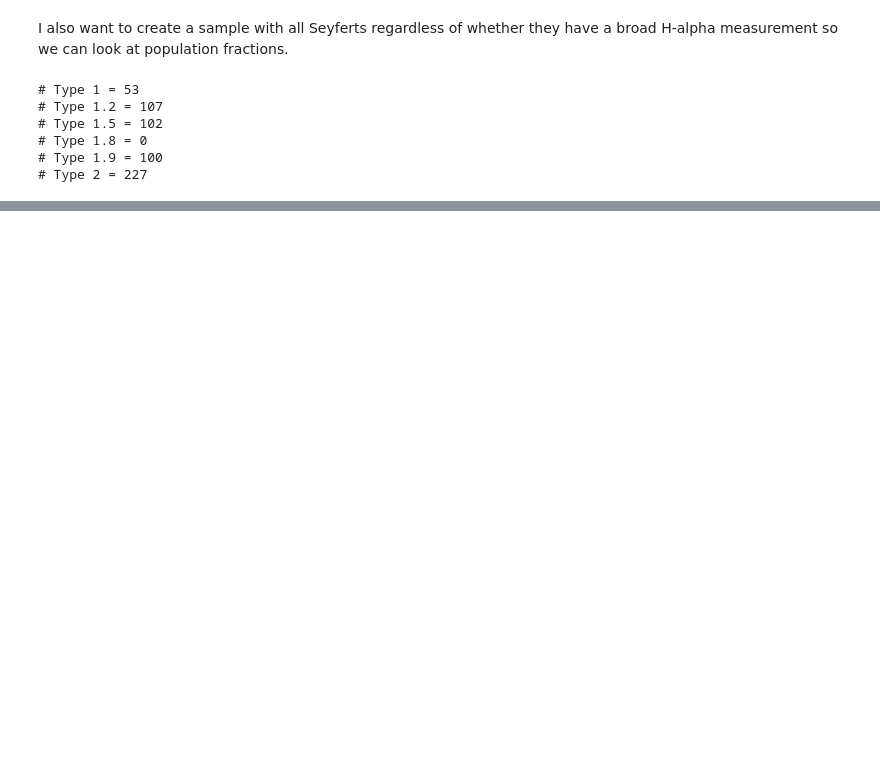
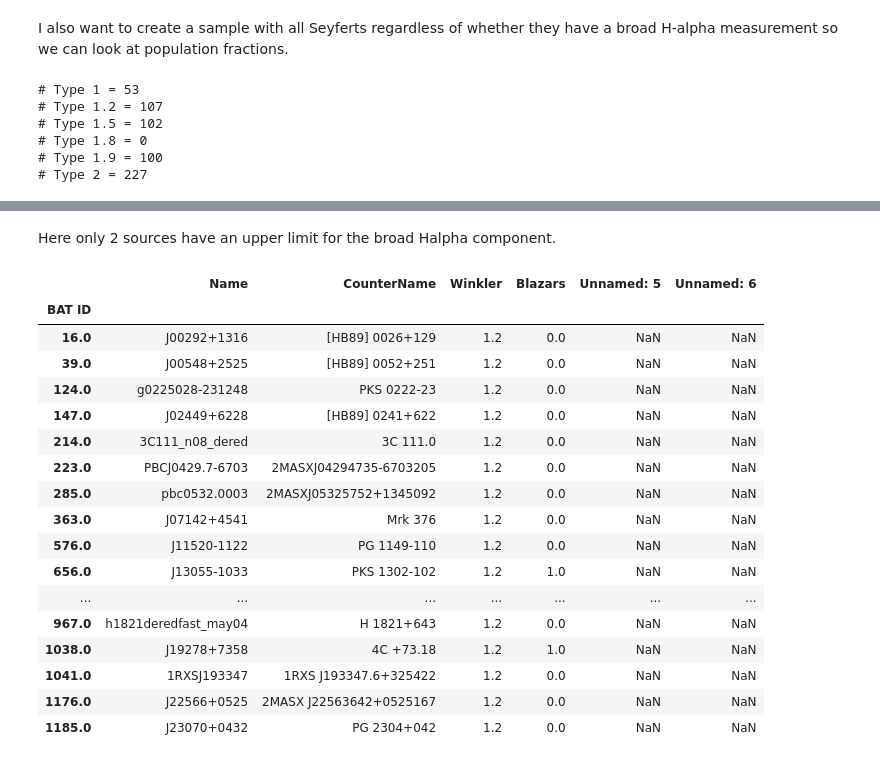
Before and after one commit to ttshimiz/bass-sy1_9-obscuration, a Jupyter notebook: notebooks/create-sample.ipynb, the cells around one changed output, grey strips where cells are left out. Drawn from its saved outputs; the diff is of its cells as text; code cells hidden in the pictures; blank space fills up the shorter version.

```diff
--- a/notebooks/create-sample.ipynb
+++ b/notebooks/create-sample.ipynb
@@ -137,0 +205,23 @@ print '# Type 2 =', sum(df['Type'] == '2')
+# %% [markdown]
+Here only 2 sources have an upper limit for the broad Halpha component.
+# %%
+bass_sy_class.loc[df_all[pd.isnull(df_all['Broad Halpha Flux']) & (df_all['Type'] == '1.2')].index]
+# %% [output]
+|  | Name | CounterName | Winkler | Blazars | Unnamed: 5 | Unnamed: 6 |
+| BAT ID |  |  |  |  |  |  |
+| 16.0 | J00292+1316 | [HB89] 0026+129 | 1.2 | 0.0 | NaN | NaN |
+| 39.0 | J00548+2525 | [HB89] 0052+251 | 1.2 | 0.0 | NaN | NaN |
+| 124.0 | g0225028-231248 | PKS 0222-23 | 1.2 | 0.0 | NaN | NaN |
+| 147.0 | J02449+6228 | [HB89] 0241+622 | 1.2 | 0.0 | NaN | NaN |
+| 214.0 | 3C111_n08_dered | 3C 111.0 | 1.2 | 0.0 | NaN | NaN |
+| 223.0 | PBCJ0429.7-6703 | 2MASXJ04294735-6703205 | 1.2 | 0.0 | NaN | NaN |
+| 285.0 | pbc0532.0003 | 2MASXJ05325752+1345092 | 1.2 | 0.0 | NaN | NaN |
+| 363.0 | J07142+4541 | Mrk 376 | 1.2 | 0.0 | NaN | NaN |
+| 576.0 | J11520-1122 | PG 1149-110 | 1.2 | 0.0 | NaN | NaN |
+| 656.0 | J13055-1033 | PKS 1302-102 | 1.2 | 1.0 | NaN | NaN |
+| ... | ... | ... | ... | ... | ... | ... |
+| 967.0 | h1821deredfast_may04 | H 1821+643 | 1.2 | 0.0 | NaN | NaN |
+| 1038.0 | J19278+7358 | 4C +73.18 | 1.2 | 1.0 | NaN | NaN |
+| 1041.0 | 1RXSJ193347 | 1RXS J193347.6+325422 | 1.2 | 0.0 | NaN | NaN |
+| 1176.0 | J22566+0525 | 2MASX J22563642+0525167 | 1.2 | 0.0 | NaN | NaN |
+| 1185.0 | J23070+0432 | PG 2304+042 | 1.2 | 0.0 | NaN | NaN |
```
Also changed, not shown: parts of 24 cells of this notebook, 1 other file.
